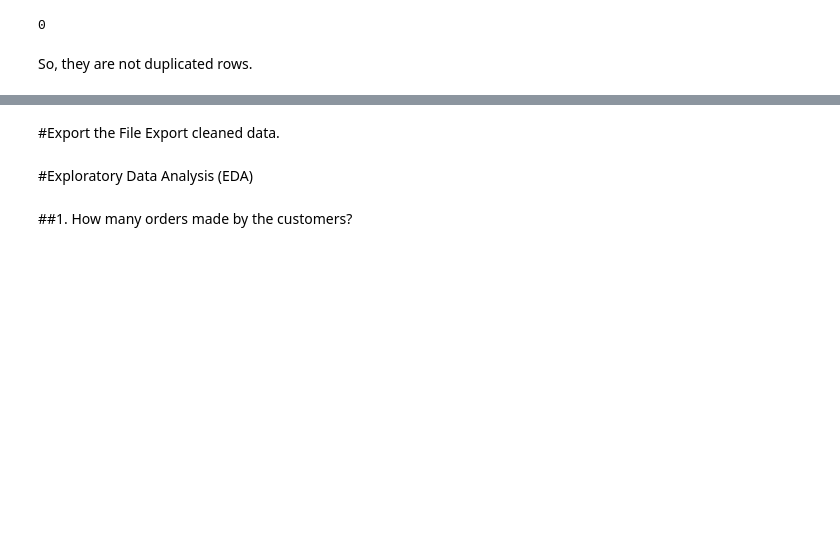
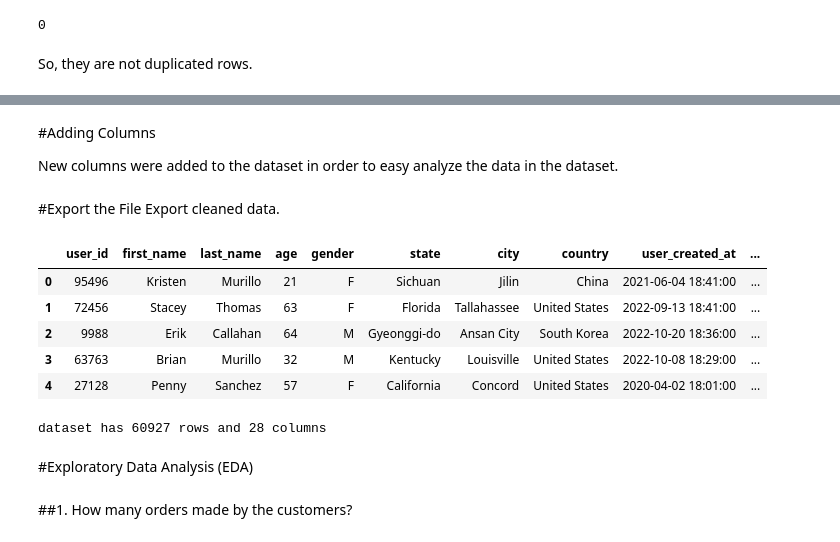
Before and after one commit to FatoniRahmat/Data-Analyst-in-Python, a Jupyter notebook: TheLook_Sales.ipynb, the cells around one changed output, grey strips where cells are left out. Drawn from its saved outputs; the diff is of its cells as text; code cells hidden in the pictures; blank space fills up the shorter version.

Commit message:
Exploratory Data Analysis (EDA)

```diff
--- a/TheLook_Sales.ipynb
+++ b/TheLook_Sales.ipynb
@@ -172,0 +199,4 @@ So, they are not duplicated rows.
+# %% [markdown]
+#Adding Columns
+
+New columns were added to the dataset in order to easy analyze the data in the dataset.
@@ -173,6 +210,21 @@ So, they are not duplicated rows.
 # %% [markdown]
 #Export the File
 Export cleaned data.
+# %%
+#Show dataset
+df.head()
+# %% [output]
+|  | user_id | first_name | last_name | age | gender | state | city | country | user_created_at | ... |
+| 0 | 95496 | Kristen | Murillo | 21 | F | Sichuan | Jilin | China | 2021-06-04 18:41:00 | ... |
+| 1 | 72456 | Stacey | Thomas | 63 | F | Florida | Tallahassee | United States | 2022-09-13 18:41:00 | ... |
+| 2 | 9988 | Erik | Callahan | 64 | M | Gyeonggi-do | Ansan City | South Korea | 2022-10-20 18:36:00 | ... |
+| 3 | 63763 | Brian | Murillo | 32 | M | Kentucky | Louisville | United States | 2022-10-08 18:29:00 | ... |
+| 4 | 27128 | Penny | Sanchez | 57 | F | California | Concord | United States | 2020-04-02 18:01:00 | ... |
+# %%
+#Knowing the number of rows and columns
+print("dataset has {} rows and {} columns".format(*df.shape))
+# %% [output]
+dataset has 60927 rows and 28 columns
 # %%
 #Export data
 df.to_csv('Ecommerce_Dataset_Cleaned.csv')
```
Also changed, not shown: parts of 10 cells of this notebook.
